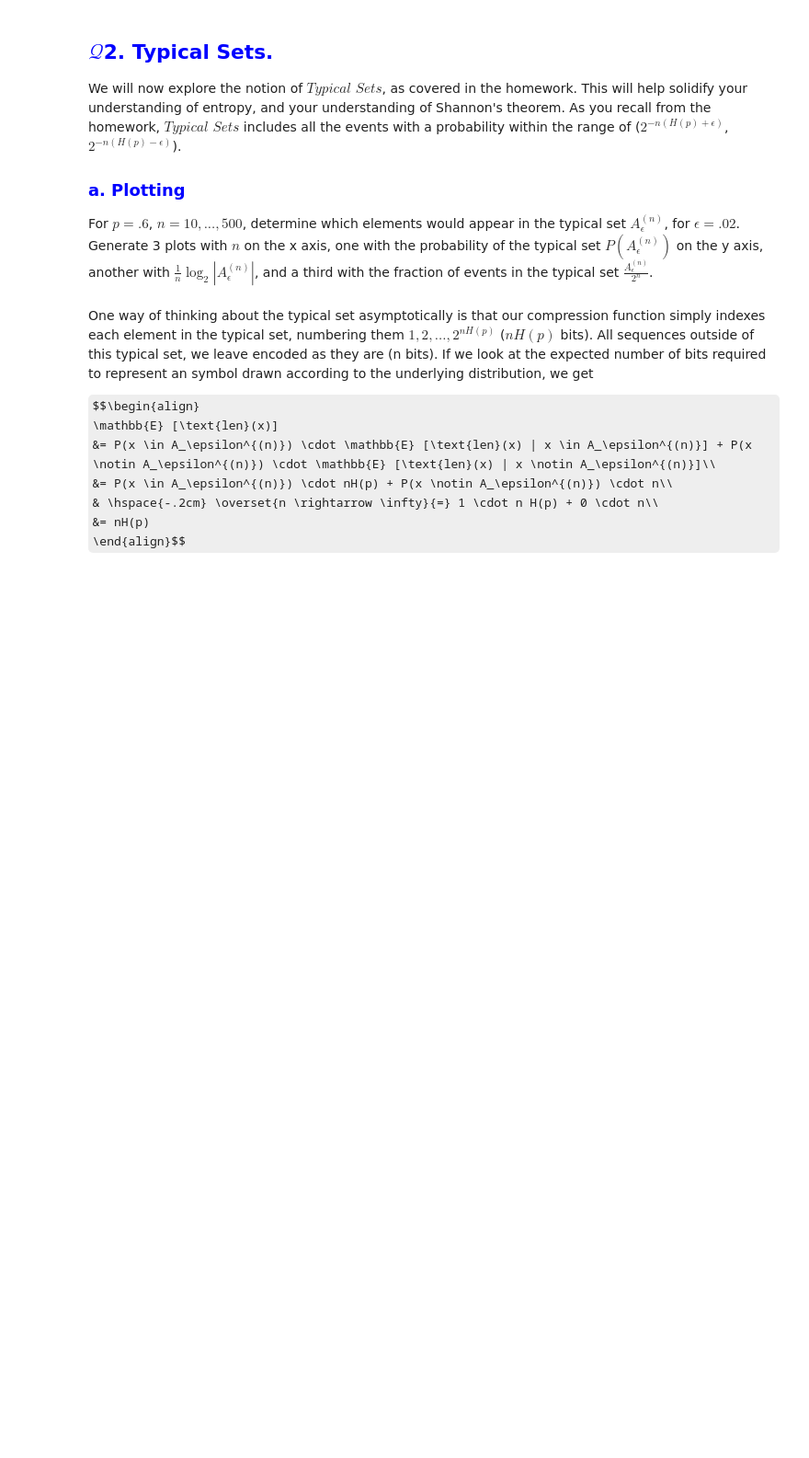
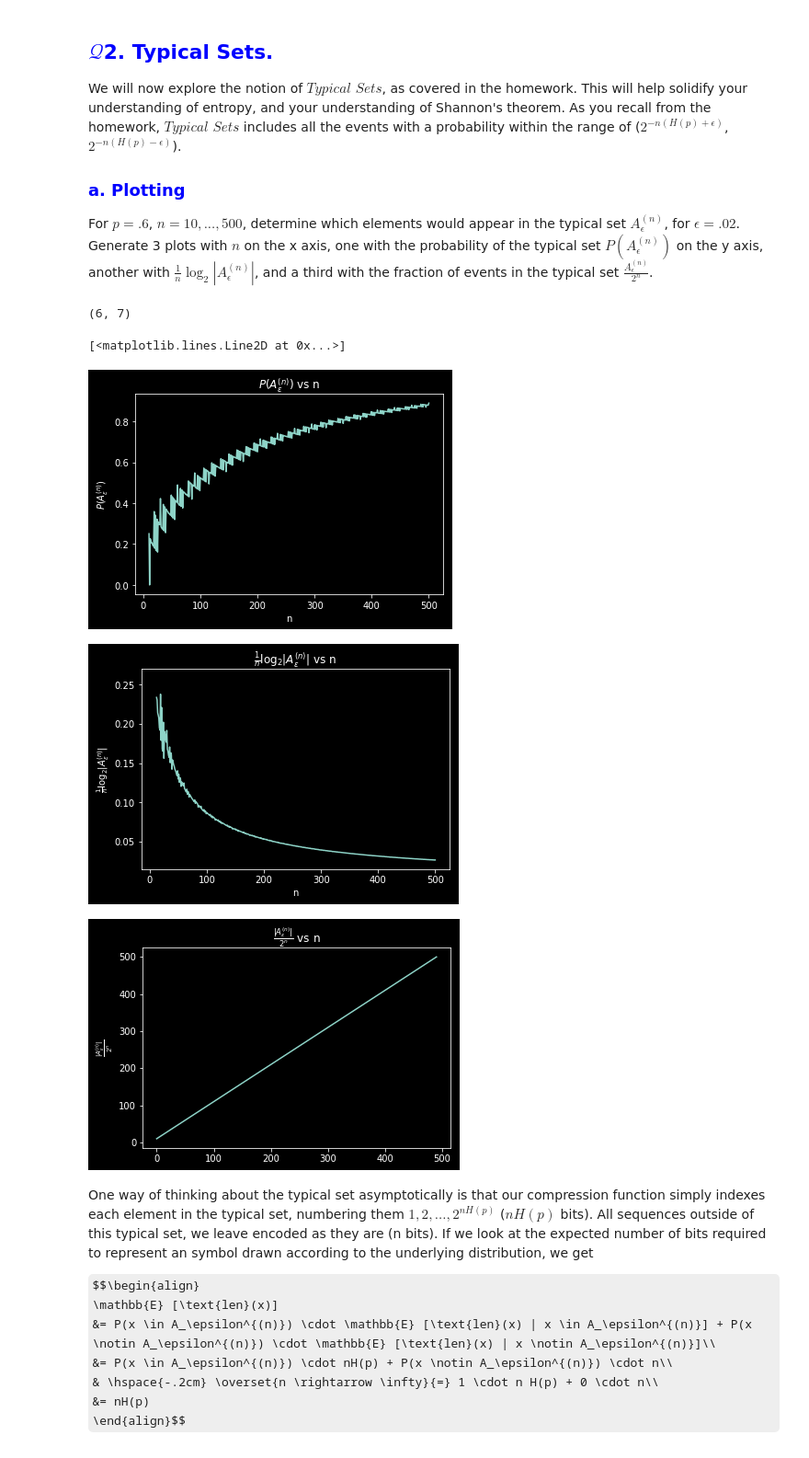
Before and after one commit to triyangle/EECS-126, a Jupyter notebook: lab/LAB04/LAB04_Entropy.ipynb, the cells around one changed output. Shown at 92% size. Drawn from its saved outputs; the diff is of its cells as text; code cells hidden in the pictures; some formulas as TeX source; blank space fills up the shorter version.

```diff
--- a/lab/LAB04/LAB04_Entropy.ipynb
+++ b/lab/LAB04/LAB04_Entropy.ipynb
@@ -223,3 +246,51 @@ For $p=.6$, $n=10,...,500$, determine which elements would appear in the typical
+# %%
+find_ranges(10, p)
+# %% [output]
+(6, 7)
+# %%
+# Your computation / plotting code here
+typical_set_p = []
+typical_set_size_log = []
+typical_set_fraction = []
+
+n = range(10, 501)
+
+for i in n:
+    low, high = find_ranges(i, p)
+
+    prob = 0
+    size = 0
+
+    for val in range(low, high):
+        prob += scipy.stats.binom.pmf(val, i, p)
+        size += val
+
+    typical_set_p.append(prob)
+    typical_set_size_log.append(1 / i * np.log2(size))
+    typical_set_fraction.append(size / (2 ** i))
+
+plt.figure()
+plt.title(r'$P(A_{\epsilon}^{(n)})$ vs n')
+plt.xlabel('n')
+plt.ylabel(r'$P(A_{\epsilon}^{(n)})$')
+plt.plot(n, typical_set_p)
+
+plt.figure()
+plt.title(r'$\frac{1}{n} \log_{2}{|A_{\epsilon}^{(n)}|}$ vs n')
+plt.xlabel('n')
+plt.ylabel(r'$\frac{1}{n} \log_{2}{|A_{\epsilon}^{(n)}|}$')
+plt.plot(n, typical_set_size_log)
+
+plt.figure()
+plt.title(r'$\frac{|A_{\epsilon}^{(n)}|}{2^{n}}$ vs n')
+plt.xlabel('')
+plt.ylabel(r'$\frac{|A_{\epsilon}^{(n)}|}{2^{n}}$')
+plt.plot(n, )
+# %% [output]
+[<matplotlib.lines.Line2D at 0x...>]
+[figure, added]
+[figure, added]
+[figure, added]
 # %% [markdown]
 One way of thinking about the typical set asymptotically is that our compression function simply indexes each element in the typical set, numbering them $1,2,...,2^{nH(p)}$ ($nH(p)$ bits). All sequences outside of this typical set, we leave encoded as they are (n bits). If we look at the expected number of bits required to represent an symbol drawn according to the underlying distribution, we get
 
```
Also changed, not shown: parts of 20 cells of this notebook, 10 other files.
